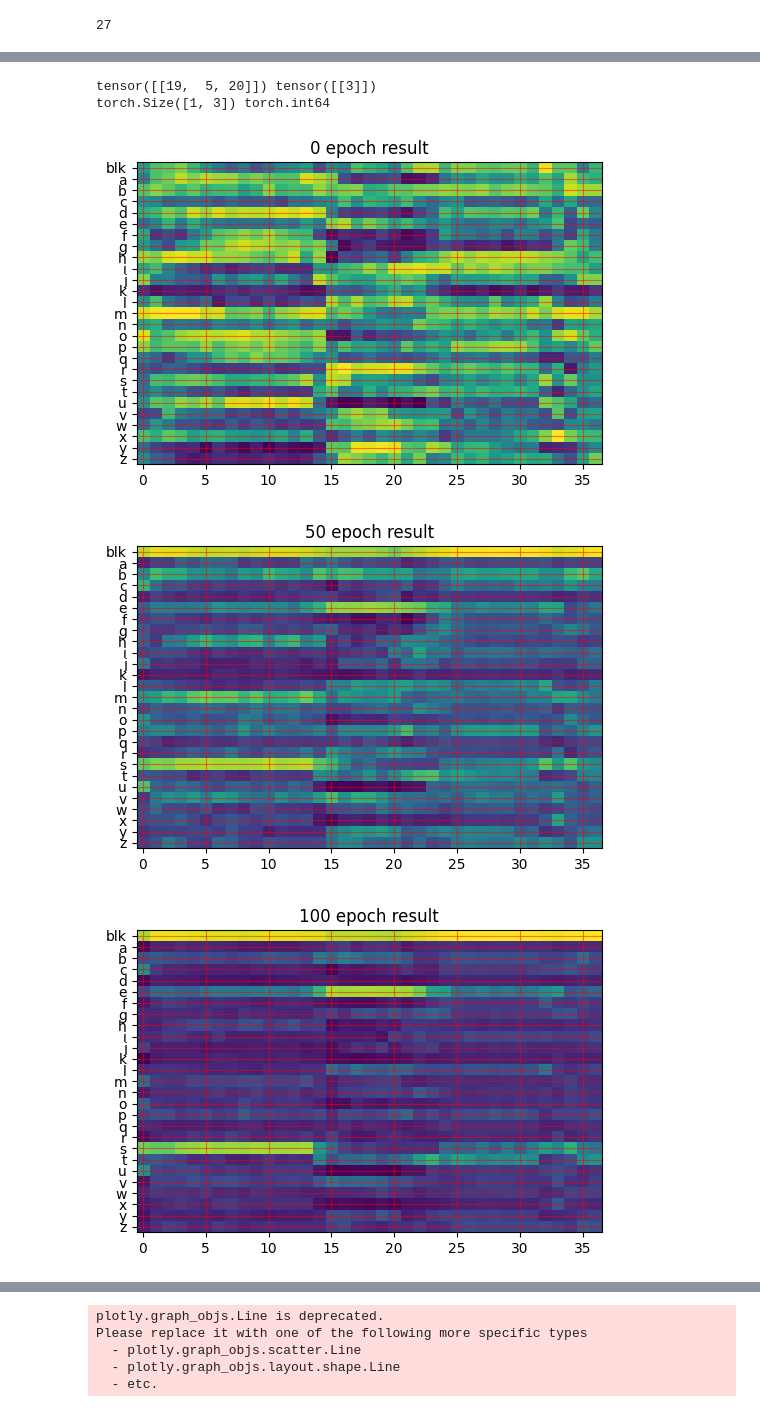
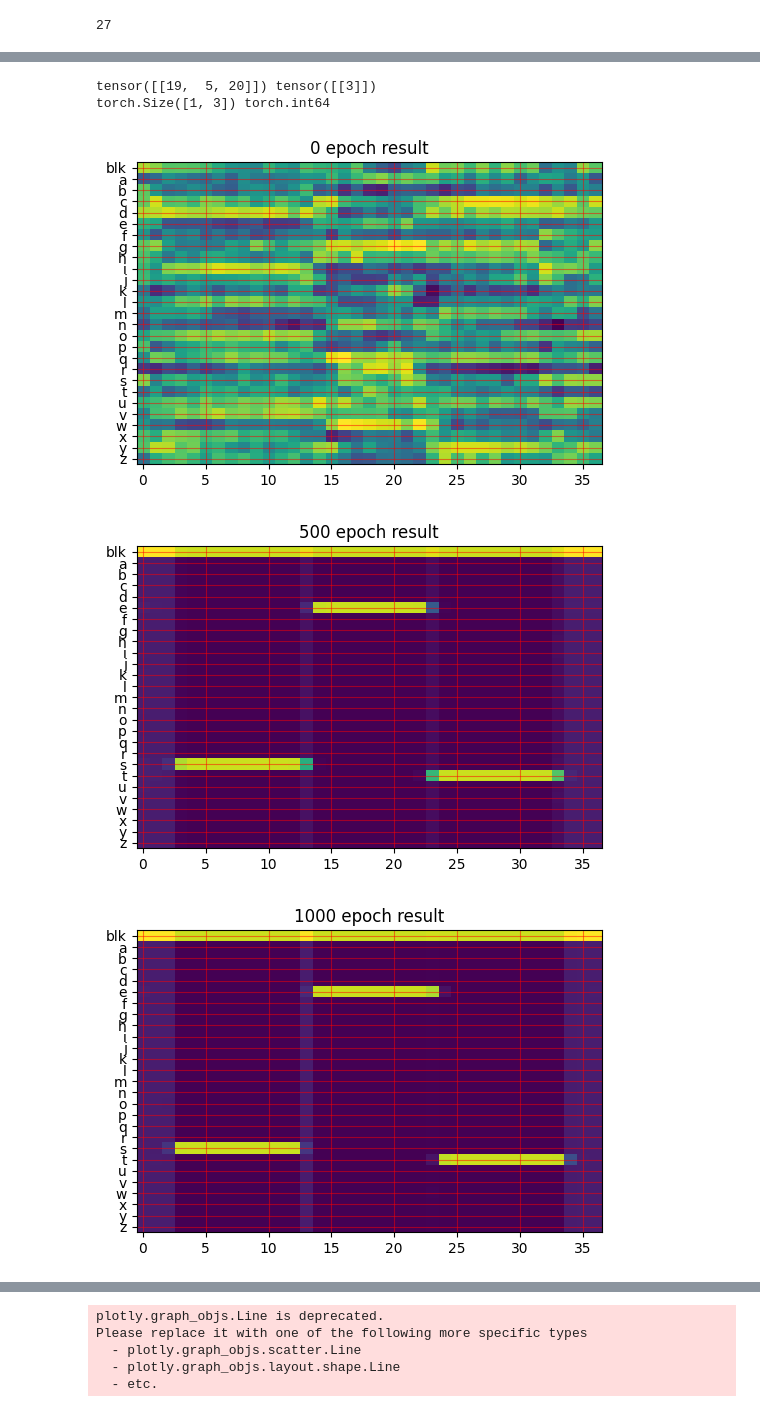
Before and after one commit to indra622/AIAcademy_SpeechRecognition, a Jupyter notebook: 3_RNN_and_CTC_.ipynb, the cells around one changed output, grey strips where cells are left out. Saved outputs shown, nothing was run; the diff lists cells and outputs as text; code cells hidden in the pictures.

```diff
--- a/3_RNN_and_CTC_.ipynb
+++ b/3_RNN_and_CTC_.ipynb
@@ -253,7 +327,7 @@ from tqdm.auto import tqdm
 T=97
 C=27
 
-num_epoch =500
+num_epoch =5000
 ctc_loss = nn.CTCLoss()
 
 target = torch.tensor([[char_set['s'],char_set['e'],char_set['t']]],dtype=torch.int64)
@@ -265,37 +339,37 @@ print(target.shape,target.dtype)
 #print(model.rnn.all_weights)
 model=RNNModel()
 model.to('cuda')
-optimizer = torch.optim.SGD(model.parameters(),lr=0.001)
+optimizer = torch.optim.Adam(model.parameters(),lr=0.001)
 #out = torch.randn((97,27))
 losses = []
 ctc_loss = nn.CTCLoss()
 #input_lengths = torch.full(size=(1,), fill_value=37, dtype=torch.long)
 input_lengths = torch.tensor(37 )
 pbar = tqdm(range(num_epoch))
 for epoch in  pbar:
   for sample in batch:
     x,y = sample
     x = x.to('cuda')
     y = y.to('cuda')
     pred = model(x)
     #print(input.shape)
     #pred = torch.argmax(input, dim=-1)
     #logit = torch.zeros_like(input).scatter_(1, pred.unsqueeze(1), 1.)
     #input_lengths = torch.tensor([input.shape[1]])
     #print(pred.shape, target.shape, input_lengths, target_lengths)
     loss = ctc_loss(pred.squeeze(0), target, input_lengths, target_lengths)
     pbar.set_postfix({'loss': loss.item()})
     losses.append(loss.item())
     optimizer.zero_grad()
     loss.backward()
     optimizer.step()
-    if epoch % 50 == 0 :
+    if epoch % 500 == 0 :
       plot_ctc_result(pred.cpu(),epoch)
 
 plt.plot(losses)
 # %% [output]
 tensor([[19,  5, 20]]) tensor([[3]])
 torch.Size([1, 3]) torch.int64
-[figure, old version]
+[figure, new version]
-[figure, old version]
+[figure, new version]
-[figure, old version]
+[figure, new version]
```
Also changed, not shown: parts of 29 cells of this notebook.
